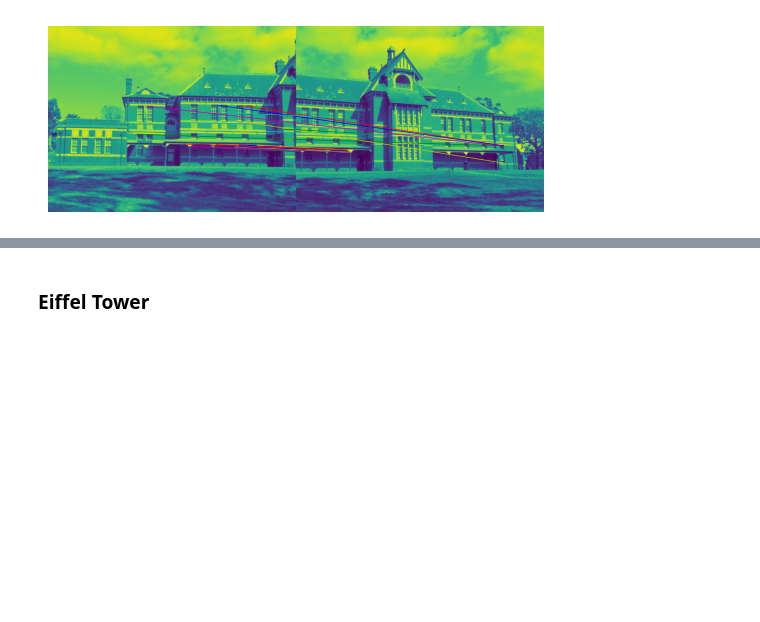
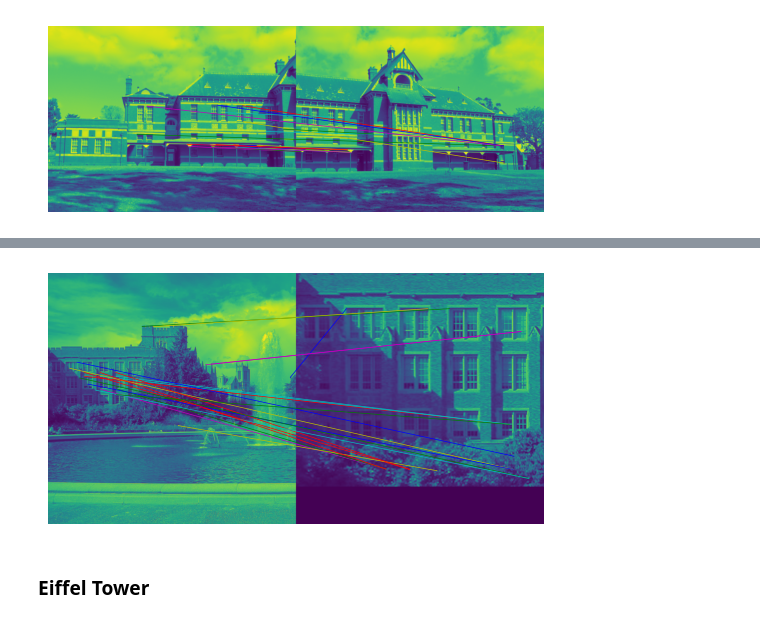
Before and after one commit to MrWlobo/Zaawansowane_Algorytmy_Wizyjne, a Jupyter notebook: Lab06/ZAW_Lab06.ipynb, the cells around one changed output, grey strips where cells are left out. Drawn from its saved outputs; the diff is of its cells as text; code cells hidden in the pictures; blank space fills up the shorter version.

```diff
--- a/Lab06/ZAW_Lab06.ipynb
+++ b/Lab06/ZAW_Lab06.ipynb
@@ -214,3 +234,15 @@ pm.plot_matches(building_1, building_2, building_matches)
+# %%
+y_coords, x_coords = find_max(fountain_1_H, 7, 0.5)
+fountain1_desc_list = describe_feature_points(fountain_1, x_coords, y_coords, 15)
+# %%
+y_coords, x_coords = find_max(fountain_pow_H, 7, 0.5)
+fountain_pow_desc_list = describe_feature_points(fountain_pow, x_coords, y_coords, 15)
+# %%
+fountain_matches = match_feature_points(fountain1_desc_list, fountain_pow_desc_list, 20)
+# %%
+pm.plot_matches(fountain_1, fountain_pow, fountain_matches)
+# %% [output]
+[figure, added]
 # %% [markdown]
 ### Eiffel Tower
 # %%
```
Also changed, not shown: parts of 5 cells of this notebook.
